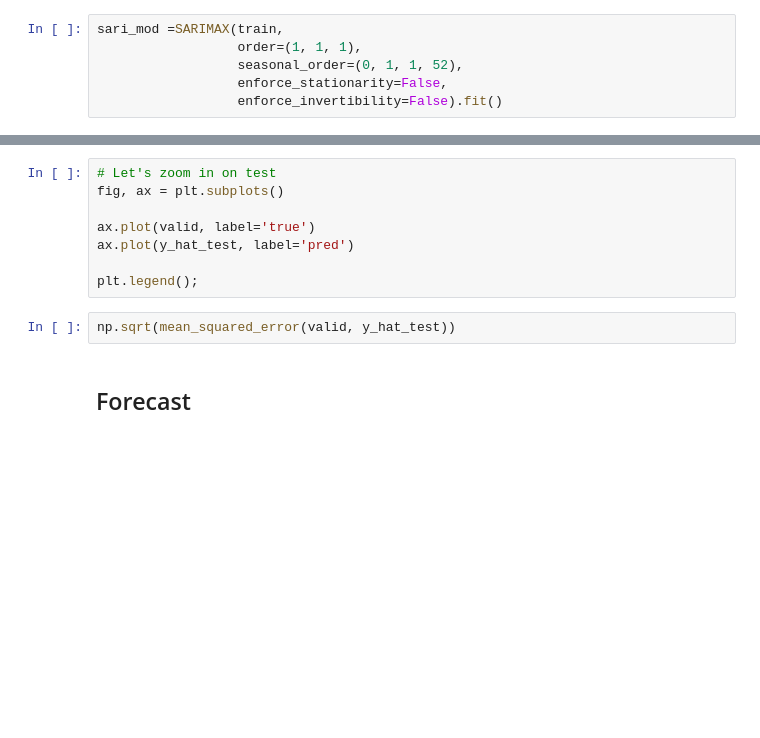
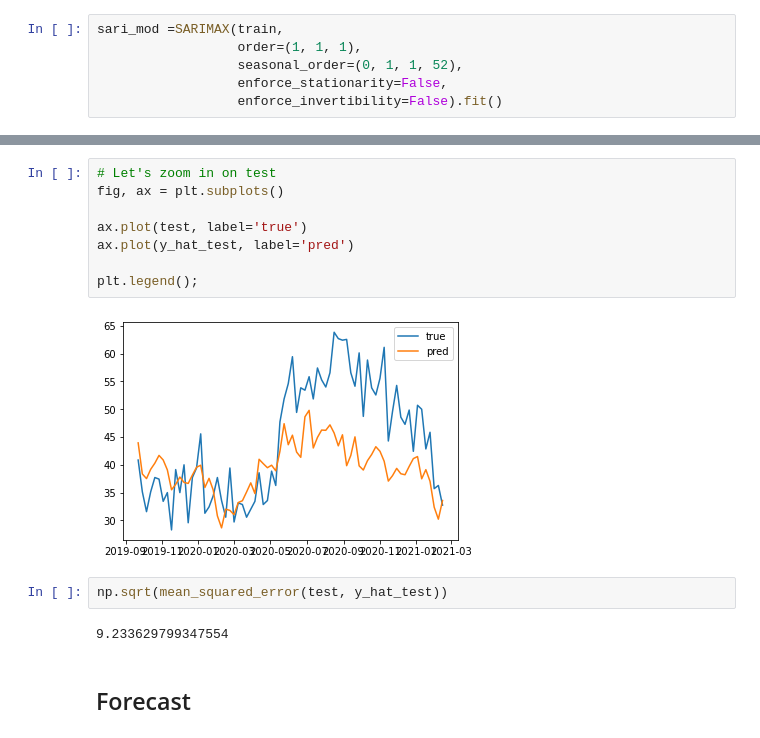
Before and after one commit to smashley-eakland/ds-time_series_modeling_walkthrough-gfc33, a Jupyter notebook: example_modeling.ipynb, the cells around one changed output, grey strips where cells are left out. Saved outputs shown, nothing was run; the diff lists cells and outputs as text; blank space fills up the shorter version.

```diff
--- a/example_modeling.ipynb
+++ b/example_modeling.ipynb
@@ -557,13 +943,17 @@ plt.legend();
 # %%
 # Let's zoom in on test
 fig, ax = plt.subplots()
 
-ax.plot(valid, label='true')
+ax.plot(test, label='true')
 ax.plot(y_hat_test, label='pred')
 
 plt.legend();
+# %% [output]
+[figure, added]
 # %%
-np.sqrt(mean_squared_error(valid, y_hat_test))
+np.sqrt(mean_squared_error(test, y_hat_test))
+# %% [output]
+9.233629799347554
 # %% [markdown]
 ## Forecast
 # %% [markdown]
```
Also changed, not shown: parts of 63 cells of this notebook.
